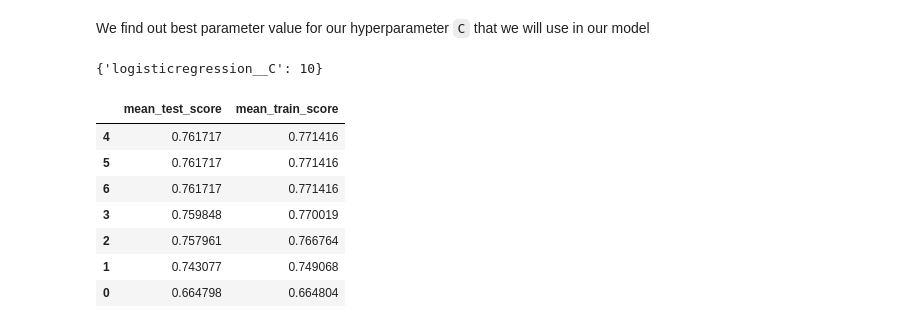
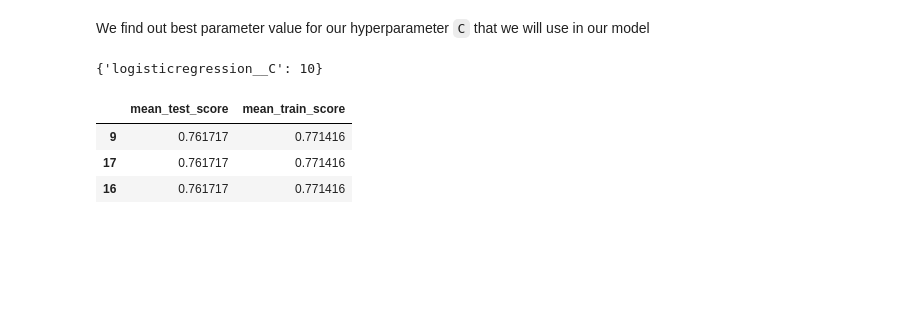
Before and after one commit to UBC-MDS/ClassificationDiabetesAnalysis, a Jupyter notebook: analysis/diabetes_analysis.ipynb, the cells around one changed output. Cells and saved outputs as stored; diff of their text form; code cells hidden in the pictures; blank space fills up the shorter version.

```diff
--- a/analysis/diabetes_analysis.ipynb
+++ b/analysis/diabetes_analysis.ipynb
@@ -118,11 +157,11 @@ We optimze the hyperparamter 'C' for our logistic regression using a random sear
 # %%
 np.random.seed(123)
 param_dist = {
-    "logisticregression__C": [10**i for i in range(-3,4)]
+    "logisticregression__C": [10**i for i in range(-5,15)]
 }
 # %%
 random_search = RandomizedSearchCV(log_pipe,param_dist,
-                                   n_iter=7,
+                                   n_iter=20,
                                    n_jobs=-1,
                                    return_train_score=True,
                                    random_state=123)
@@ -148,14 +194,10 @@ best_params
 {'logisticregression__C': 10}
 # %%
 pd.DataFrame(random_search.cv_results_).sort_values(
-    "rank_test_score").head(7)[["mean_test_score",
+    "rank_test_score").head(3)[["mean_test_score",
                                 "mean_train_score"]]
 # %% [output]
 |  | mean_test_score | mean_train_score |
-| 4 | 0.761717 | 0.771416 |
-| 5 | 0.761717 | 0.771416 |
-| 6 | 0.761717 | 0.771416 |
-| 3 | 0.759848 | 0.770019 |
-| 2 | 0.757961 | 0.766764 |
-| 1 | 0.743077 | 0.749068 |
-| 0 | 0.664798 | 0.664804 |
+| 9 | 0.761717 | 0.771416 |
+| 17 | 0.761717 | 0.771416 |
+| 16 | 0.761717 | 0.771416 |
```
Also changed, not shown: parts of 10 cells of this notebook.
